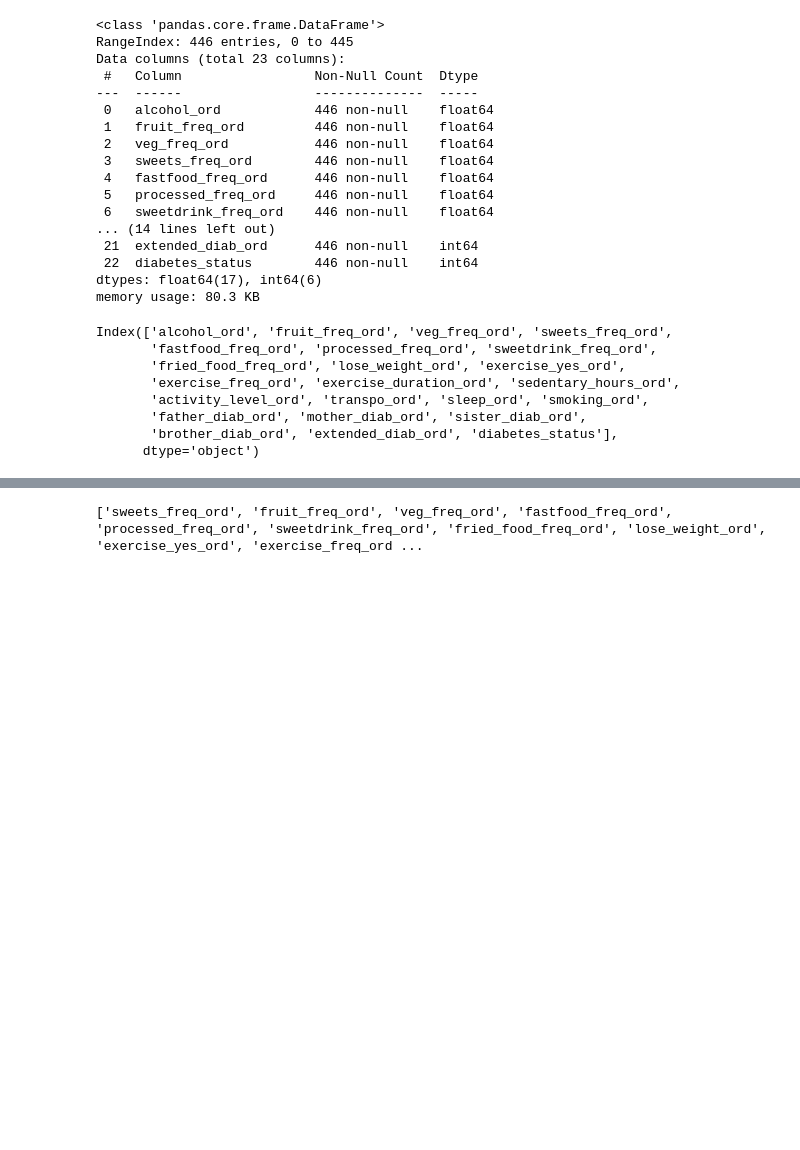
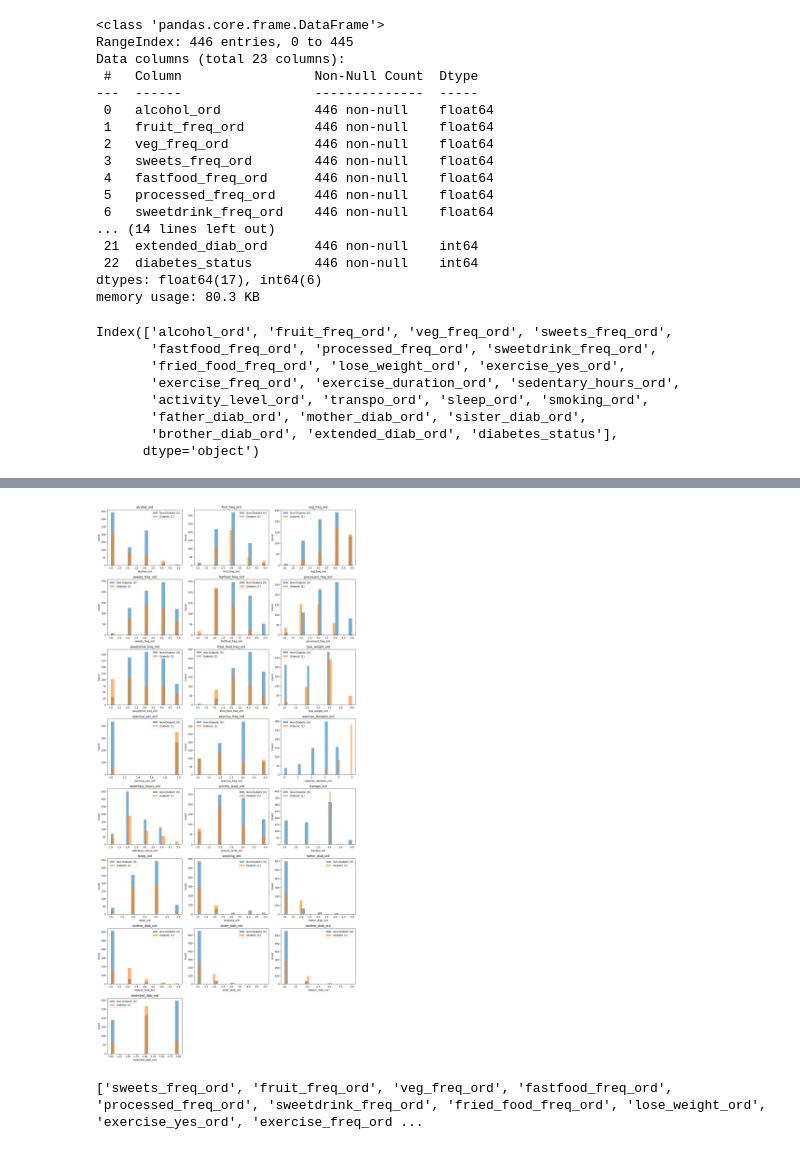
Before and after one commit to Jarmen24/thesis_diabetes, a Jupyter notebook: lifestyle+model.ipynb, the cells around one changed output, grey strips where cells are left out. Drawn from its saved outputs; the diff is of its cells as text; code cells hidden in the pictures; blank space fills up the shorter version.

```diff
--- a/lifestyle+model.ipynb
+++ b/lifestyle+model.ipynb
@@ -139 +179,16 @@ Index(['alcohol_ord', 'fruit_freq_ord', 'veg_freq_ord', 'sweets_freq_ord',
+# %%
+import pandas as pd
+
+# Load the Excel file
+df = pd.read_excel('smote_resampled_training_data2.xlsx')
+
+# Convert all numeric columns to integer
+for col in df.columns:
+    if df[col].dtype in ['float64', 'float32']:
+        df[col] = df[col].round().astype(int)
+    elif df[col].dtype == 'float':
+        df[col] = df[col].round().astype(int)
+
+# Save to a new Excel file
+df.to_excel('smote_resampled_training_data2_integer.xlsx', index=False)
 # %%
@@ -151,2 +264,56 @@ TypeError: 'Index' object is not callable
+# %%
+import pandas as pd
+import matplotlib.pyplot as plt
+
+# Load data
+lifestyle_data = pd.read_excel('resampled_final_lifestyle_data.xlsx')
+
+target = "diabetes_status"
+
+# Use only numeric features (exclude target)
+features = lifestyle_data.drop(columns=[target]) \
+                          .select_dtypes(include=['int64', 'float64']) \
+                          .columns
+
+# Grid layout
+n_cols = 3
+n_rows = (len(features) + n_cols - 1) // n_cols
+
+fig, axes = plt.subplots(n_rows, n_cols, figsize=(15, 4 * n_rows))
+axes = axes.flatten()
+
+for i, col in enumerate(features):
+    ax = axes[i]
+
+    lifestyle_data[lifestyle_data[target] == 0][col].plot(
+        kind="hist",
+        bins=20,
+        alpha=0.6,
+        label="Non-Diabetic (0)",
+        ax=ax
+    )
+
+    lifestyle_data[lifestyle_data[target] == 1][col].plot(
+        kind="hist",
+        bins=20,
+        alpha=0.6,
+        label="Diabetic (1)",
+        ax=ax
+    )
+
+    ax.set_title(col)
+    ax.set_xlabel(col)
+    ax.set_ylabel("Count")
+    ax.legend()
+
+# Remove unused subplots
+for j in range(i + 1, len(axes)):
+    fig.delaxes(axes[j])
+
+plt.tight_layout()
+plt.savefig("lifestyle_feature_distributions_diabetes.png", dpi=300)
+plt.show()
+# %% [output]
+[figure, added]
 # %%
 models = {
```
Also changed, not shown: parts of 18 cells of this notebook, 30 other files.
